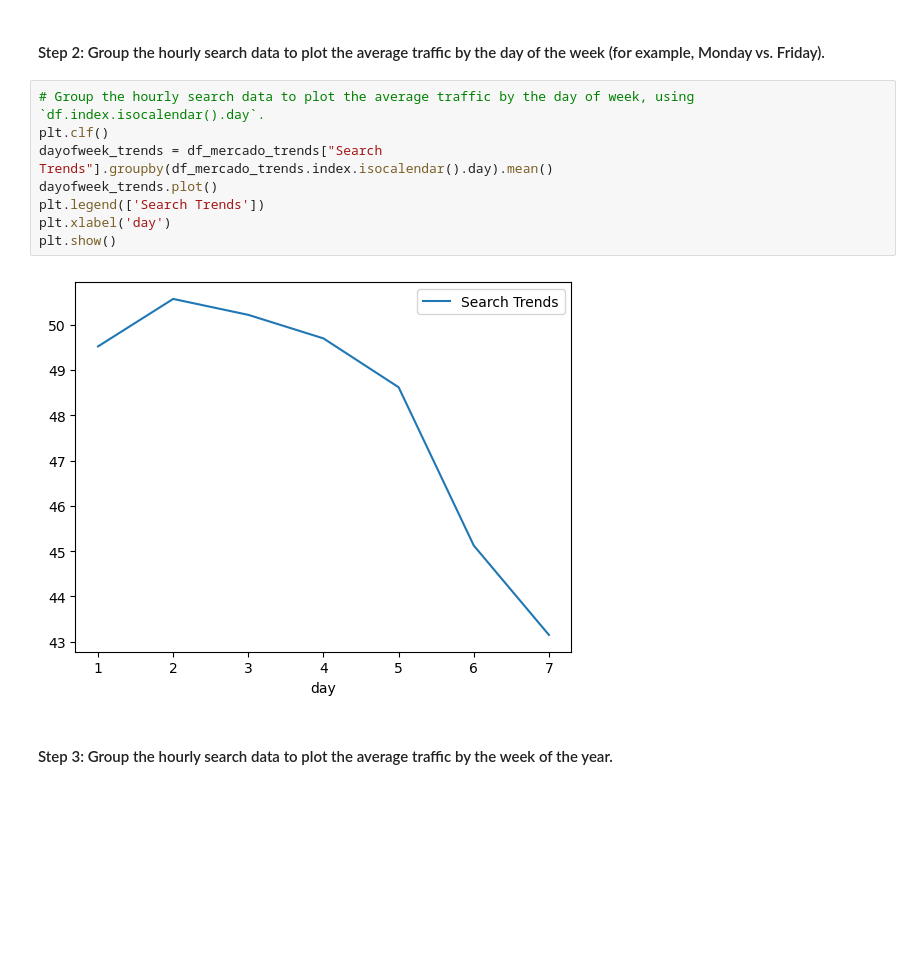
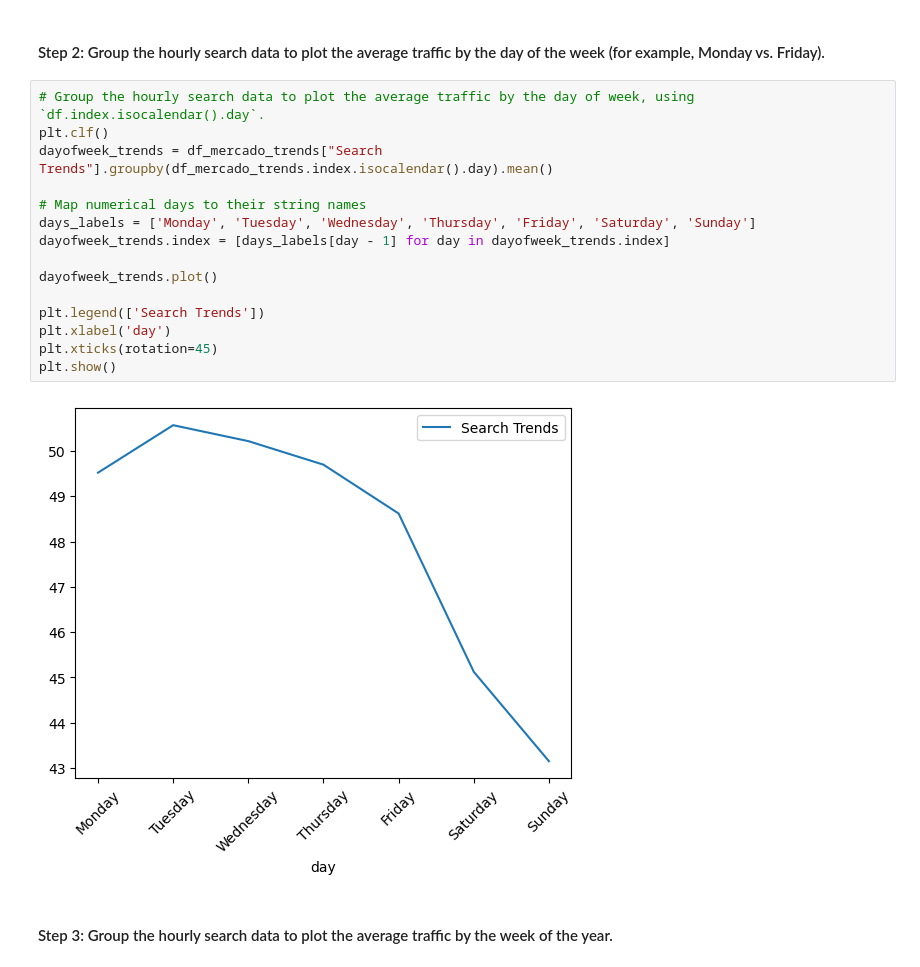
Before and after one commit to jesseparent/prophet-challenge, a Jupyter notebook: forecasting_net_prophet.ipynb, the cells around one changed output. Drawn from its saved outputs; the diff is of its cells as text; blank space fills up the shorter version.

```diff
--- a/forecasting_net_prophet.ipynb
+++ b/forecasting_net_prophet.ipynb
@@ -191,13 +191,20 @@ plt.show()
 # %%
 # Group the hourly search data to plot the average traffic by the day of week, using `df.index.isocalendar().day`.
 plt.clf()
 dayofweek_trends = df_mercado_trends["Search Trends"].groupby(df_mercado_trends.index.isocalendar().day).mean()
+
+# Map numerical days to their string names
+days_labels = ['Monday', 'Tuesday', 'Wednesday', 'Thursday', 'Friday', 'Saturday', 'Sunday']
+dayofweek_trends.index = [days_labels[day - 1] for day in dayofweek_trends.index]
+
 dayofweek_trends.plot()
+
 plt.legend(['Search Trends'])
 plt.xlabel('day')
+plt.xticks(rotation=45)
 plt.show()
 # %% [output]
-[figure, old version]
+[figure, new version]
 # %% [markdown]
 #### Step 3: Group the hourly search data to plot the average traffic by the week of the year.
 # %%
```
Also changed, not shown: parts of 3 cells of this notebook.
